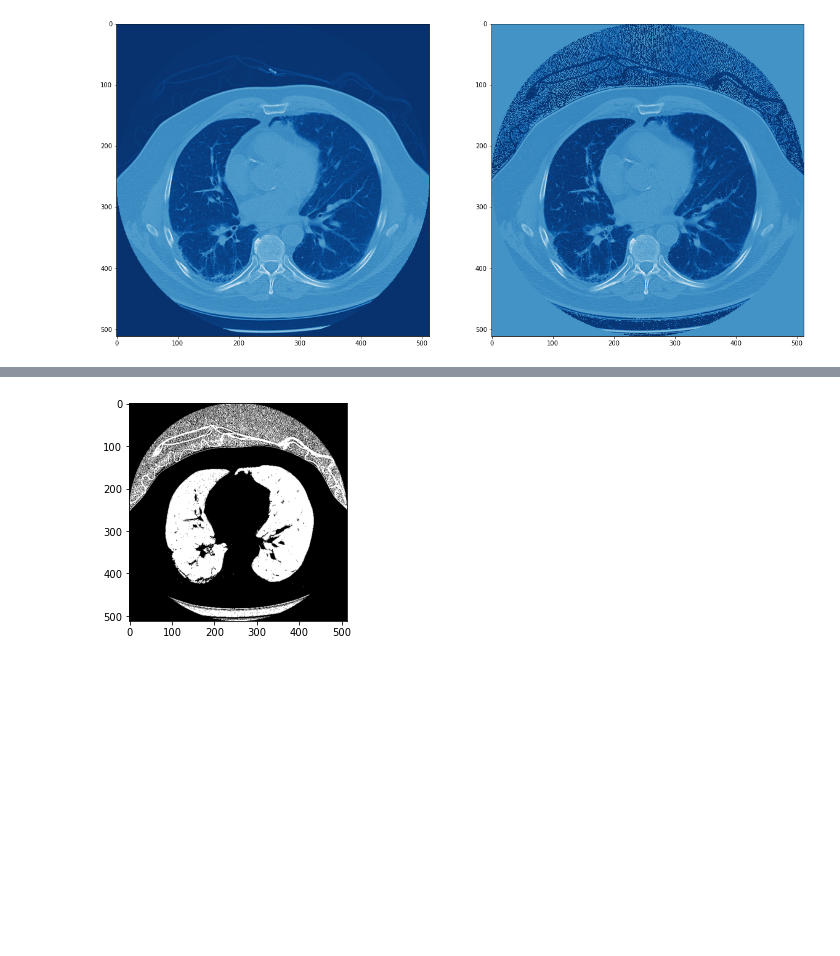
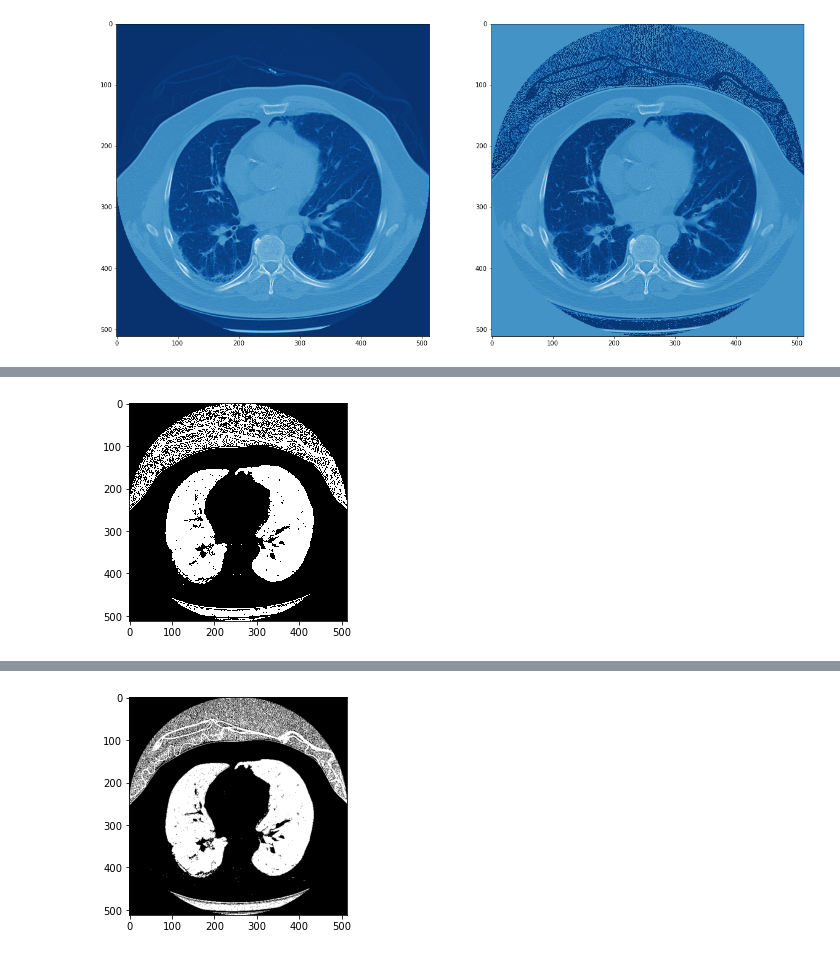
Before and after one commit to alibabaz/kaggle_osic_pulmonary_fibrosis, a Jupyter notebook: ct_segmentation_expo.ipynb, the cells around one changed output, grey strips where cells are left out. Saved outputs shown, nothing was run; the diff lists cells and outputs as text; code cells hidden in the pictures; blank space fills up the shorter version.

```diff
--- a/ct_segmentation_expo.ipynb
+++ b/ct_segmentation_expo.ipynb
@@ -130,3 +149,6 @@ img.shape, img
 # %%
-binary_img = np.array(img > -350, dtype=np.int8) + 1
+binary_img = np.array(img > -300, dtype=np.int16) + 1
+plt.imshow(binary_img, cmap='binary', interpolation='nearest');
+# %% [output]
+[figure, added]
 # %%
```
Also changed, not shown: parts of 14 cells of this notebook.
